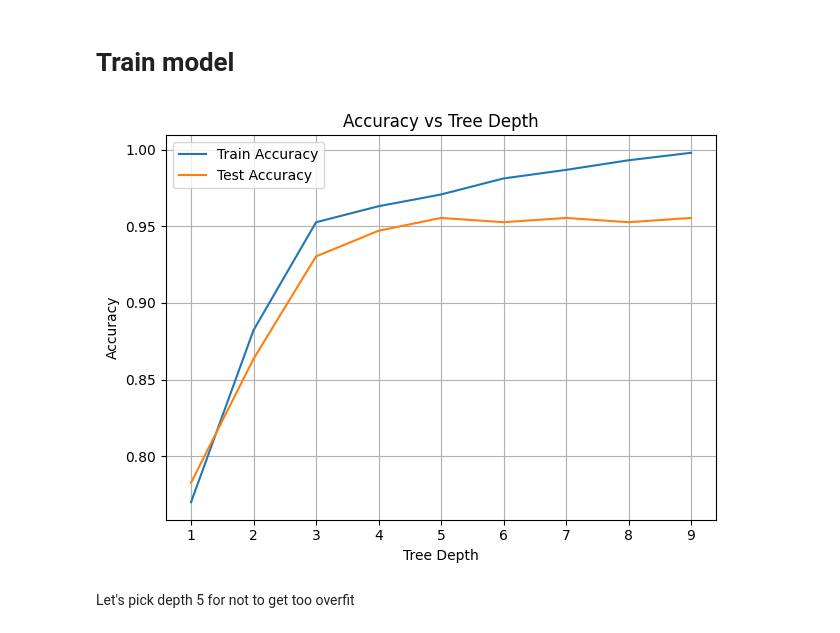
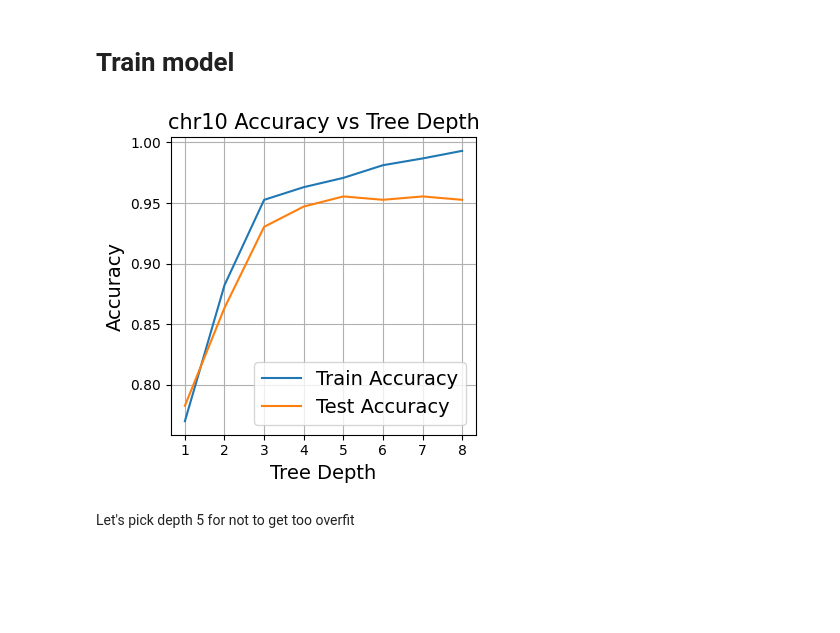
Before and after one commit to fedorrik/asat_for_archaic_2025, a Jupyter notebook: core-cenhaps/cen10/cen10_core-cenhap_prediction.ipynb, the cells around one changed output. Saved outputs shown, nothing was run; the diff lists cells and outputs as text; code cells hidden in the pictures; blank space fills up the shorter version.

```diff
--- a/core-cenhaps/cen10/cen10_core-cenhap_prediction.ipynb
+++ b/core-cenhaps/cen10/cen10_core-cenhap_prediction.ipynb
@@ -50,27 +51,31 @@ metadata.loc[idx_train, 'subsample'] = 'train'
 metadata.loc[idx_test, 'subsample'] = 'test'
 # %%
 # Plot accuracy vs tree depth to detect overfitting
-depths = list(range(1, 10))
+depths = list(range(1, 9))
 train_acc = []
 test_acc = []
 
 for depth in depths:
     clf = MultiOutputClassifier(RandomForestClassifier(max_depth=depth, n_estimators=100, random_state=42))
     clf.fit(X_train, y_train)
     train_acc.append(accuracy_score(y_train, clf.predict(X_train)))
     test_acc.append(accuracy_score(y_test, clf.predict(X_test)))
 
+plt.figure(figsize=(4, 4))
 plt.plot(depths, train_acc, label='Train Accuracy')
 plt.plot(depths, test_acc, label='Test Accuracy')
-plt.xlabel('Tree Depth')
-plt.ylabel('Accuracy')
-plt.title('Accuracy vs Tree Depth')
-plt.legend()
-plt.grid(True)
+plt.xlabel('Tree Depth', fontsize=14)
+plt.ylabel('Accuracy', fontsize=14)
+plt.title(f'{chrom} Accuracy vs Tree Depth', fontsize=15)
+plt.xticks(depths)
+plt.grid(True, which='both', axis='x')
+plt.grid(True, axis='y')
+plt.legend(fontsize=14)
 plt.tight_layout()
+plt.savefig('outputs/accuracy-depth.png', bbox_inches='tight', dpi=200)
 plt.show()
 # %% [output]
-[figure, old version]
+[figure, new version]
 # %% [markdown]
 Let's pick depth 5 for not to get too overfit
 # %%
```
Also changed, not shown: parts of 1 cell of this notebook, 9 other files.
